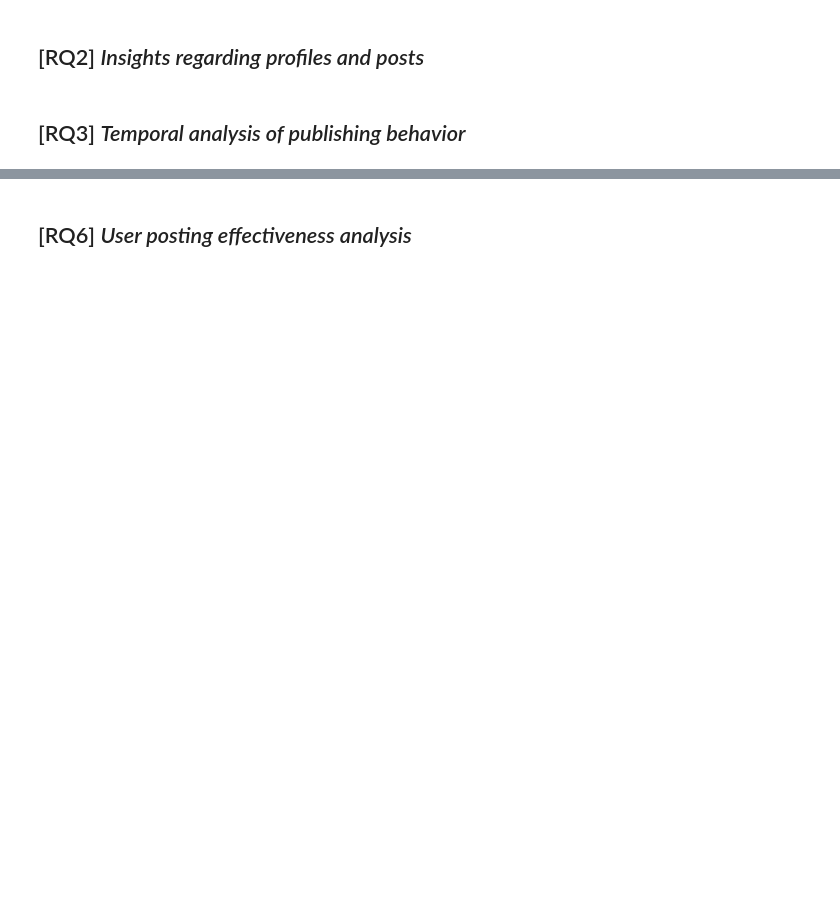
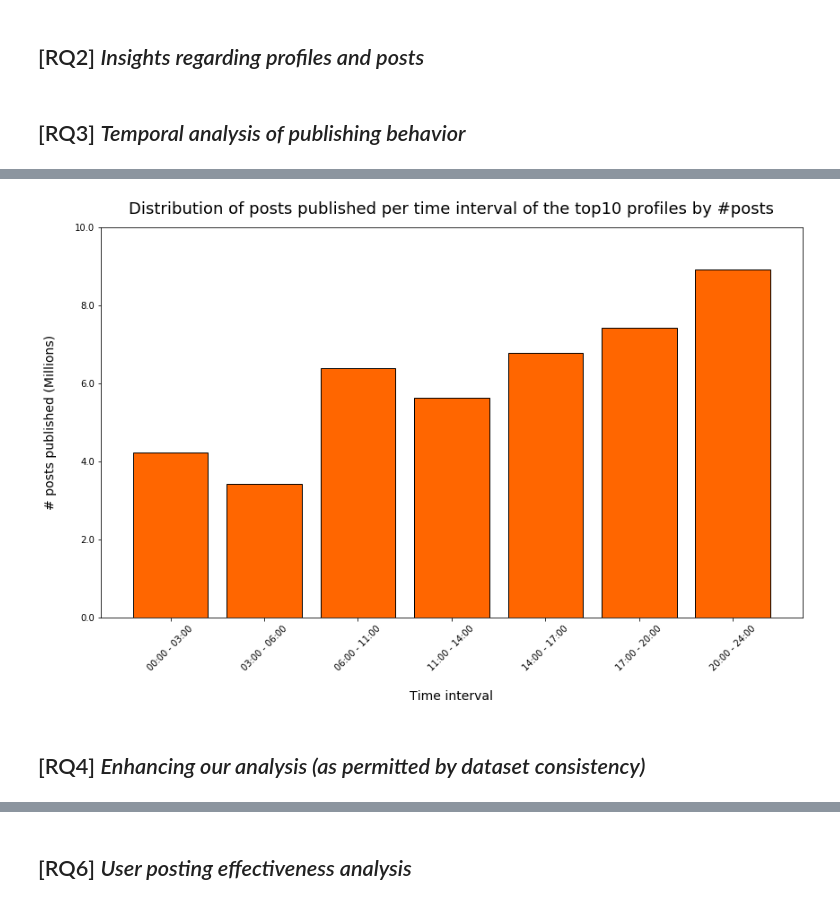
Before and after one commit to FrancescoRedaelli/ADM-HW2-Group26, a Jupyter notebook: ADM - HW2.ipynb, the cells around one changed output, grey strips where cells are left out. Cells and saved outputs as stored; diff of their text form; code cells hidden in the pictures; blank space fills up the shorter version.

```diff
--- a/ADM - HW2.ipynb
+++ b/ADM - HW2.ipynb
@@ -38,0 +66,8 @@ functions.plot_posts_time(posts_time)
+# %%
+time_intervals = [(6,11), (11,14), (14,17), (17,20), (20,24), (0,3), (3,6)]
+# %%
+functions.plot_posts_time_custom(posts_time, time_intervals)
+# %% [output]
+[figure, added]
+# %% [markdown]
+## [RQ4] *Enhancing our analysis (as permitted by dataset consistency)*
```
Also changed, not shown: parts of 17 cells of this notebook, 1 other file.
